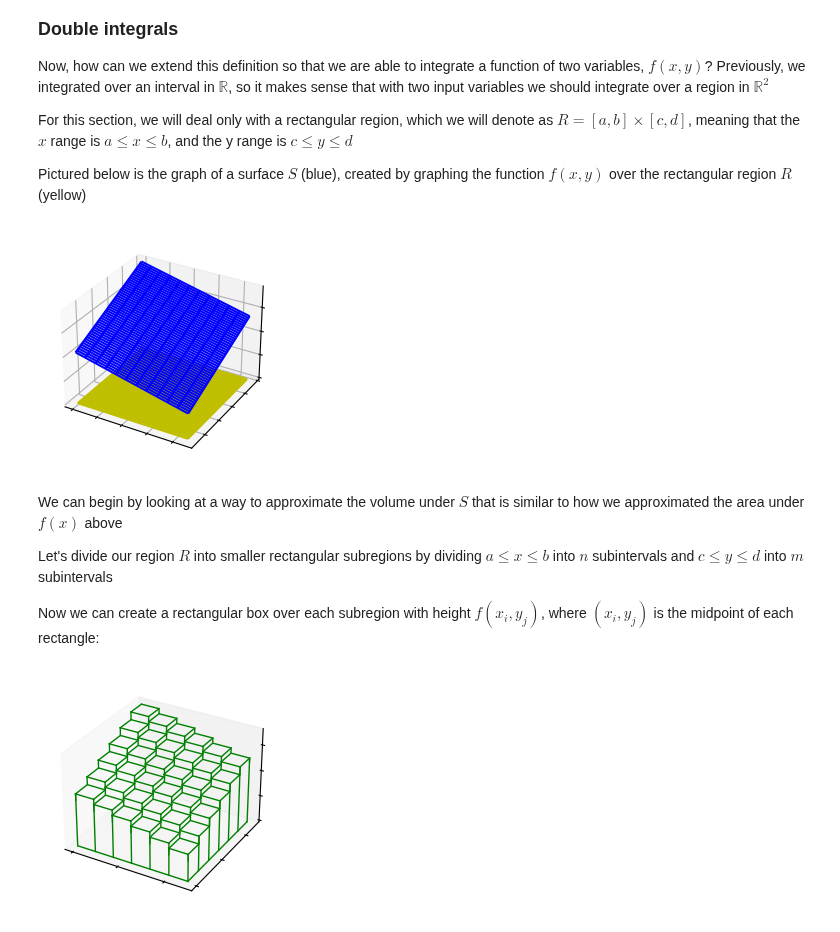
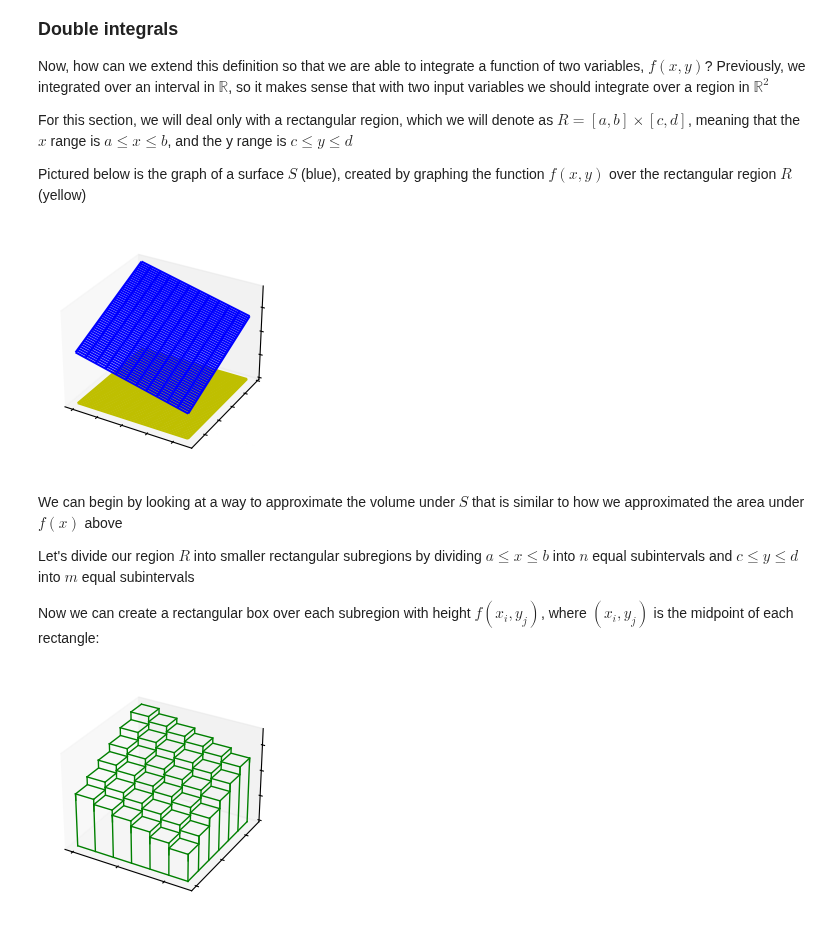
Before and after one commit to boomanaiden154/Notes, a Jupyter notebook: Math/Calculus/Notebooks/double_integration_rectangular.ipynb, the cells around one changed output. Saved outputs shown, nothing was run; the diff lists cells and outputs as text; code cells hidden in the pictures.

```diff
--- a/Math/Calculus/Notebooks/double_integration_rectangular.ipynb
+++ b/Math/Calculus/Notebooks/double_integration_rectangular.ipynb
@@ -56,28 +58,29 @@ Pictured below is the graph of a surface $S$ (blue), created by graphing the fun
 # %%
 fig = plt.figure()
 ax = fig.add_subplot(1, 2, 1, projection='3d')
 
 
 x = np.arange(12)
 y = np.linspace(12, 1)
 
 x, y = np.meshgrid(x, y)
 
 z = -(1/4)*(x)*2+(1/4)*y*3+10
 R = 0*x
 
 ax.plot_wireframe(x, y, R, color="y")
 ax.plot_wireframe(x, y, z, color="blue")
+ax.grid(False)
 ax.set_xticklabels([])
 ax.set_yticklabels([])
 ax.set_zticklabels([])
 plt.show()
 # %% [output]
-[figure, old version]
+[figure, new version]
 # %% [markdown]
 We can begin by looking at a way to approximate the volume under $S$ that is similar to how we approximated the area under $f(x)$ above
 
-Let's divide our region $R$ into smaller rectangular subregions by dividing $a\leq x\leq b$ into $n$ subintervals and $c\leq y \leq d$ into $m$ subintervals
+Let's divide our region $R$ into smaller rectangular subregions by dividing $a\leq x\leq b$ into $n$ equal subintervals and $c\leq y \leq d$ into $m$ equal subintervals
 
 Now we can create a rectangular box over each subregion with height $f(x_i,y_j)$, where $(x_i,y_j)$ is the midpoint of each rectangle:
 # %%
```
Also changed, not shown: parts of 2 cells of this notebook.
